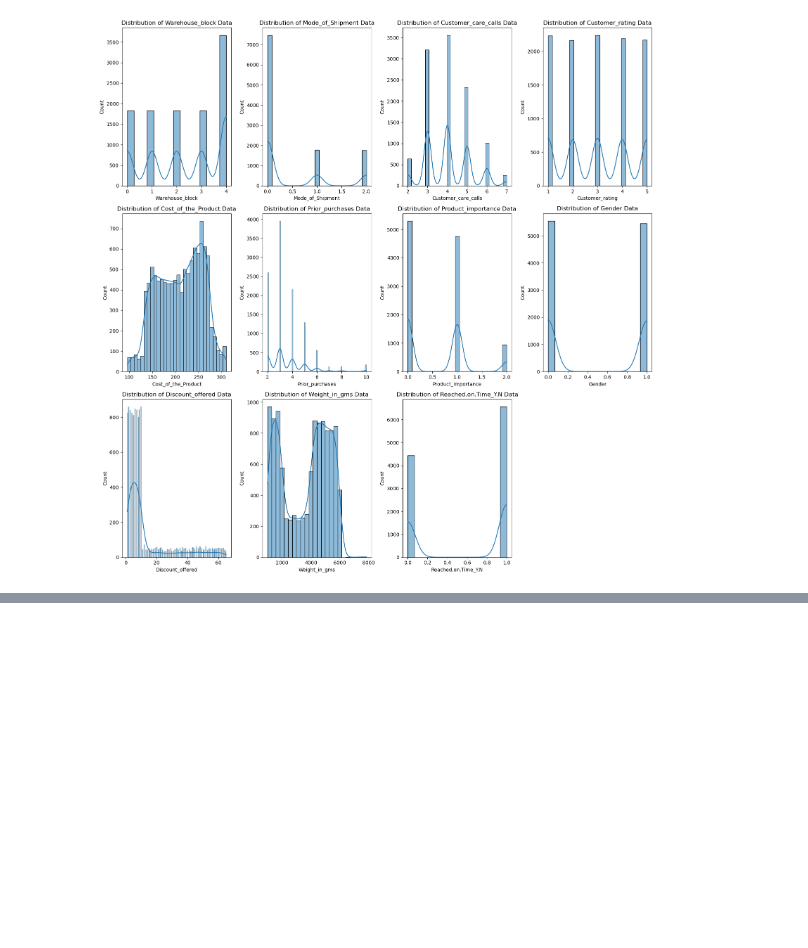
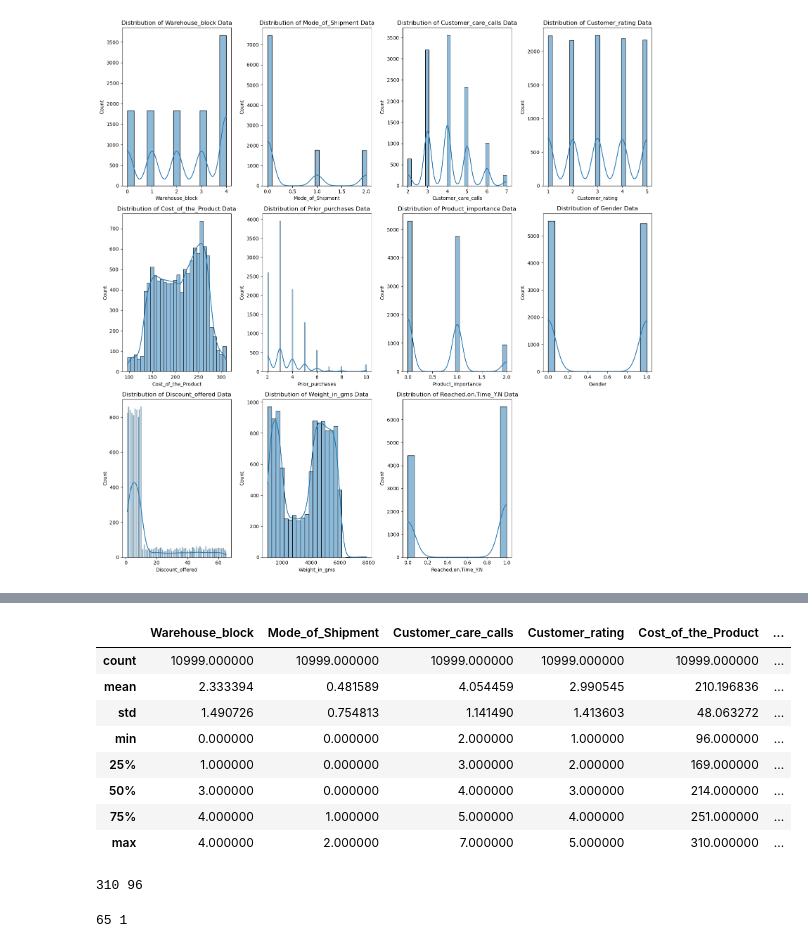
Before and after one commit to MaukanMir/Ecommerce-Shipping-Classifier, a Jupyter notebook: training.ipynb, the cells around one changed output, grey strips where cells are left out. Saved outputs shown, nothing was run; the diff lists cells and outputs as text; code cells hidden in the pictures; blank space fills up the shorter version.

```diff
--- a/training.ipynb
+++ b/training.ipynb
@@ -198,0 +205,21 @@ for i, col in enumerate(df.columns):
+# %%
+df.describe()
+# %% [output]
+|  | Warehouse_block | Mode_of_Shipment | Customer_care_calls | Customer_rating | Cost_of_the_Product | ... |
+| count | 10999.000000 | 10999.000000 | 10999.000000 | 10999.000000 | 10999.000000 | ... |
+| mean | 2.333394 | 0.481589 | 4.054459 | 2.990545 | 210.196836 | ... |
+| std | 1.490726 | 0.754813 | 1.141490 | 1.413603 | 48.063272 | ... |
+| min | 0.000000 | 0.000000 | 2.000000 | 1.000000 | 96.000000 | ... |
+| 25% | 1.000000 | 0.000000 | 3.000000 | 2.000000 | 169.000000 | ... |
+| 50% | 3.000000 | 0.000000 | 4.000000 | 3.000000 | 214.000000 | ... |
+| 75% | 4.000000 | 1.000000 | 5.000000 | 4.000000 | 251.000000 | ... |
+| max | 4.000000 | 2.000000 | 7.000000 | 5.000000 | 310.000000 | ... |
+# %%
+max_product, min_product = df["Cost_of_the_Product"].max(), df["Cost_of_the_Product"].min()
+# %% [output]
+310 96
+# %%
+max_discount, min_discount = df["Discount_offered"].max(), df["Discount_offered"].min()
+print(max_discount, min_discount)
+# %% [output]
+65 1
```
Also changed, not shown: parts of 1 cell of this notebook.
